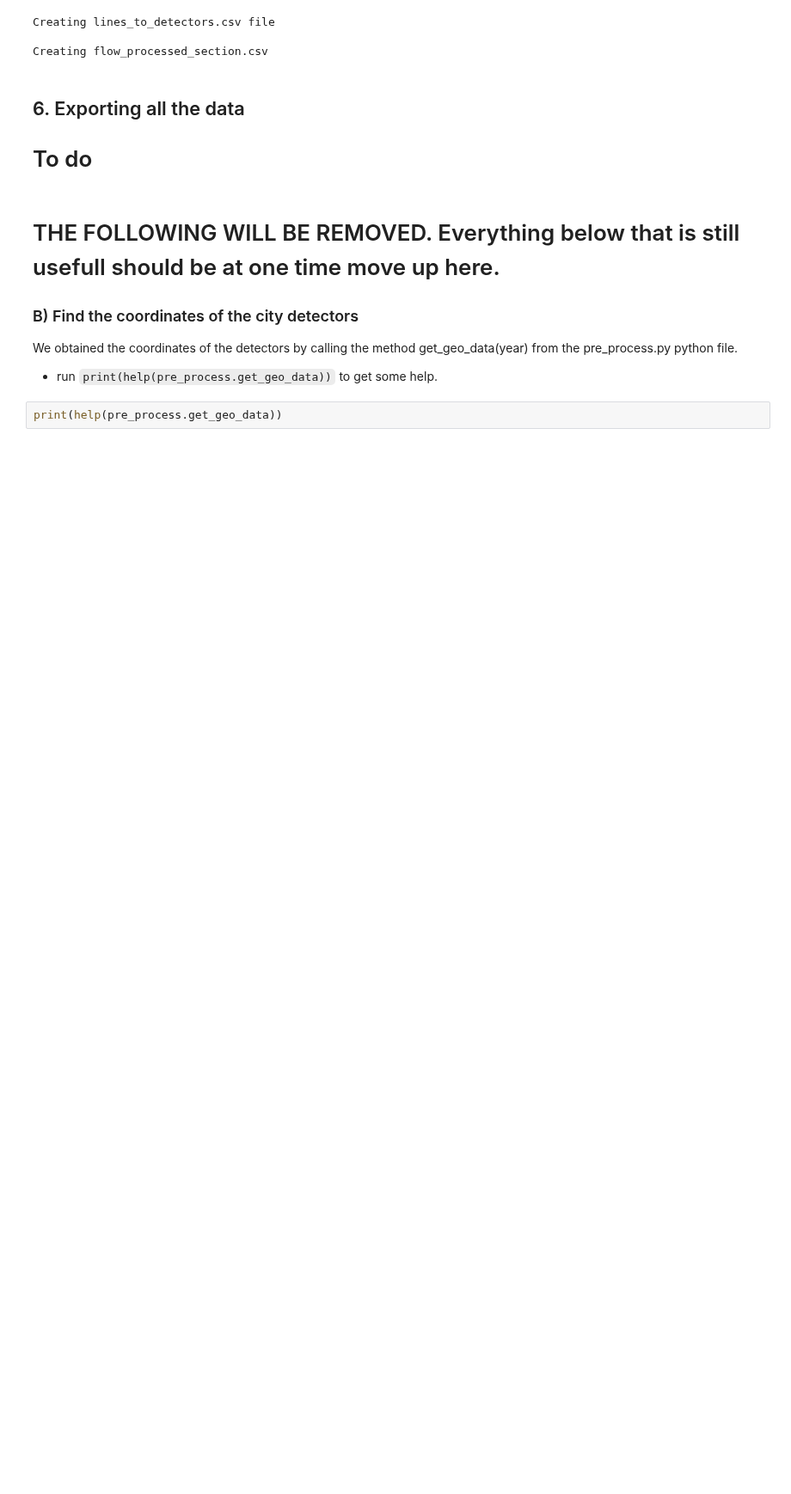
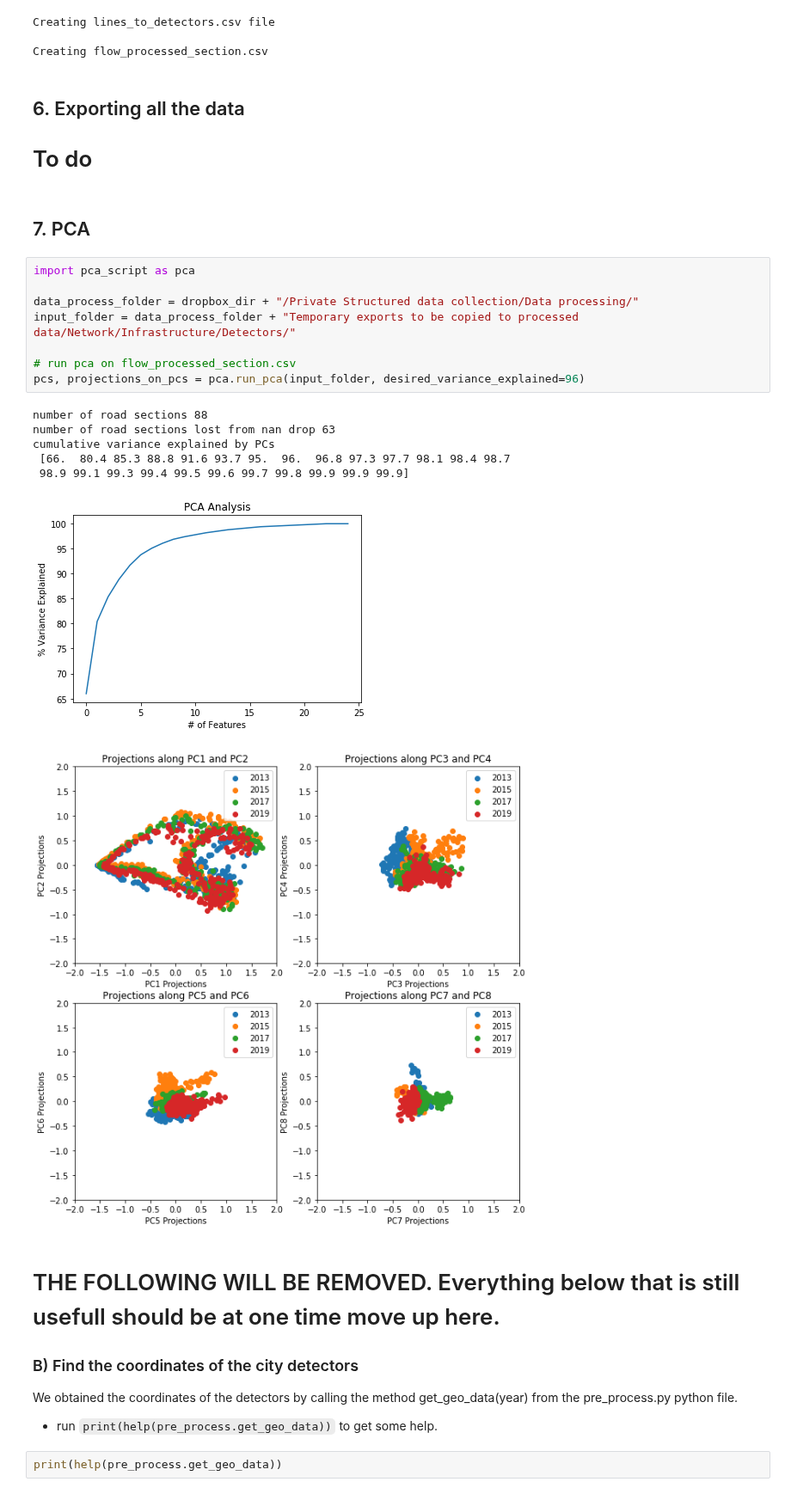
Before and after one commit to Fremont-project/data-processing, a Jupyter notebook: pipeline/flow/Edson Flow Processing Pipeline.ipynb, the cells around one changed output. Shown at 86% size. Drawn from its saved outputs; the diff is of its cells as text; blank space fills up the shorter version.

Commit message:
pca script

```diff
--- a/pipeline/flow/Edson Flow Processing Pipeline.ipynb
+++ b/pipeline/flow/Edson Flow Processing Pipeline.ipynb
@@ -429,6 +374,24 @@ Creating flow_processed_section.csv
 # %% [markdown]
 ## 6. Exporting all the data
 # To do
+# %% [markdown]
+## 7. PCA
+# %%
+import pca_script as pca
+
+data_process_folder = dropbox_dir + "/Private Structured data collection/Data processing/"
+input_folder = data_process_folder + "Temporary exports to be copied to processed data/Network/Infrastructure/Detectors/"
+
+# run pca on flow_processed_section.csv
+pcs, projections_on_pcs = pca.run_pca(input_folder, desired_variance_explained=96)
+# %% [output]
+number of road sections 88
+number of road sections lost from nan drop 63
+cumulative variance explained by PCs
+ [66.  80.4 85.3 88.8 91.6 93.7 95.  96.  96.8 97.3 97.7 98.1 98.4 98.7
+ 98.9 99.1 99.3 99.4 99.5 99.6 99.7 99.8 99.9 99.9 99.9]
+[figure, added]
+[figure, added]
 # %% [markdown]
 # THE FOLLOWING WILL BE REMOVED. Everything below that is still usefull should be at one time move up here.
 
```
Also changed, not shown: parts of 7 cells of this notebook, 2 other files.
